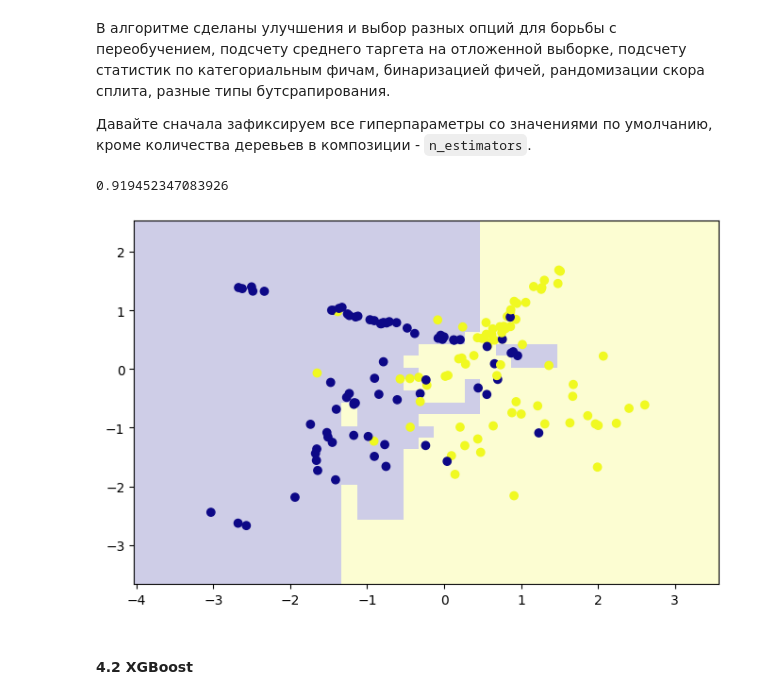
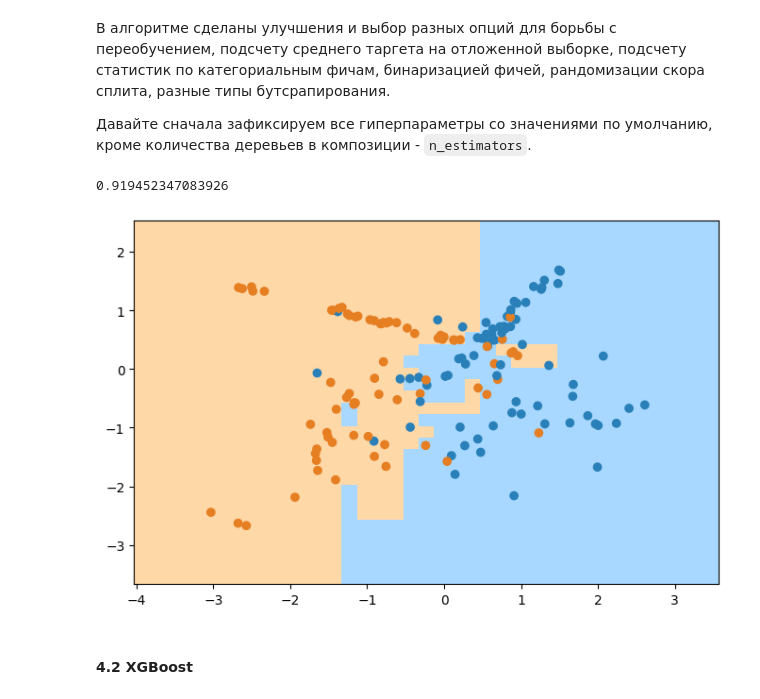
Before and after one commit to hse-ds/ml-hse-nes, a Jupyter notebook: 2025/seminars/seminar08/sem08_boosting_sol.ipynb, the cells around one changed output. Drawn from its saved outputs; the diff is of its cells as text; code cells hidden in the pictures.

```diff
--- a/2025/seminars/seminar08/sem08_boosting_sol.ipynb
+++ b/2025/seminars/seminar08/sem08_boosting_sol.ipynb
@@ -602,13 +608,12 @@ def plot_surface(X, y, clf):
     Z = clf.predict(np.c_[xx.ravel(), yy.ravel()])
 
     Z = Z.reshape(xx.shape)
-
-    plt.pcolormesh(xx, yy, Z, alpha=0.2, cmap='plasma'
-                   )
+    cmap_light = ListedColormap(['#FFD8A8', '#AAFFAA', '#A8D8FF'])
+    plt.pcolormesh(xx, yy, Z, cmap=cmap_light)
 
     # Добавим на график сами наблюдения
-    plt.scatter(X[:, 0], X[:, 1], c=y, cmap='plasma'
-                )
+    cmap_bold = ListedColormap(['#E67E22', '#00FF00', '#2980B9'])
+    plt.scatter(X[:, 0], X[:, 1], c=y, cmap=cmap_bold)
     plt.xlim(xx.min(), xx.max())
     plt.ylim(yy.min(), yy.max())
 
@@ -621,18 +626,18 @@ X_train, X_test, y_train, y_test = train_test_split(X, y, test_size=0.3, random_
 # %%
 from catboost import CatBoostClassifier
 
-catboost = CatBoostClassifier(n_estimators=300,
+model_catboost = CatBoostClassifier(n_estimators=300,
                               logging_level='Silent'
                               # можно подать список тех признаков, с которыми надо работать, как с категориальным
                               #cat_features = ...
                               )
-catboost.fit(X_train, y_train)
-plot_surface(X_test, y_test, catboost)
+model_catboost.fit(X_train, y_train)
+plot_surface(X_test, y_test, model_catboost)
 
-print(roc_auc_score(y_test, catboost.predict_proba(X_test)[:, 1]))
+print(roc_auc_score(y_test, model_catboost.predict_proba(X_test)[:, 1]))
 # %% [output]
 0.919452347083926
-[figure, old version]
+[figure, new version]
 # %% [markdown]
 #### 4.2 XGBoost
 # %% [markdown]
```
Also changed, not shown: parts of 15 cells of this notebook, 1 other file.
